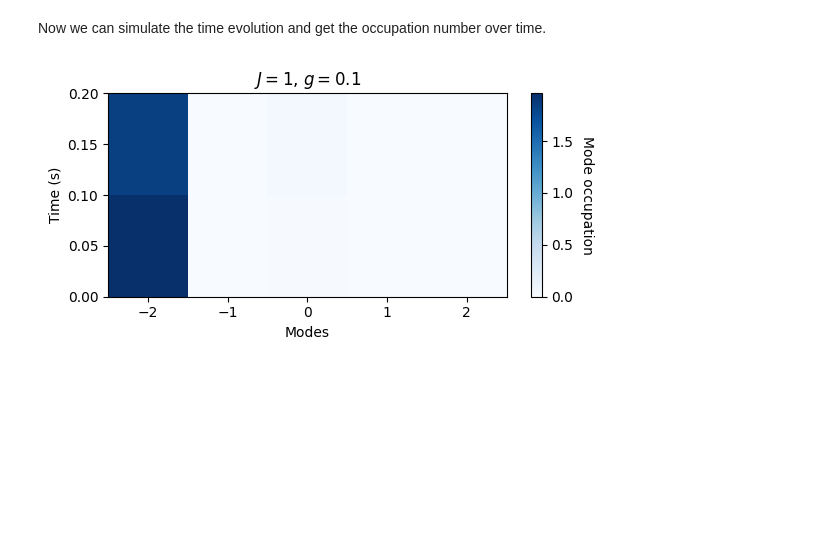
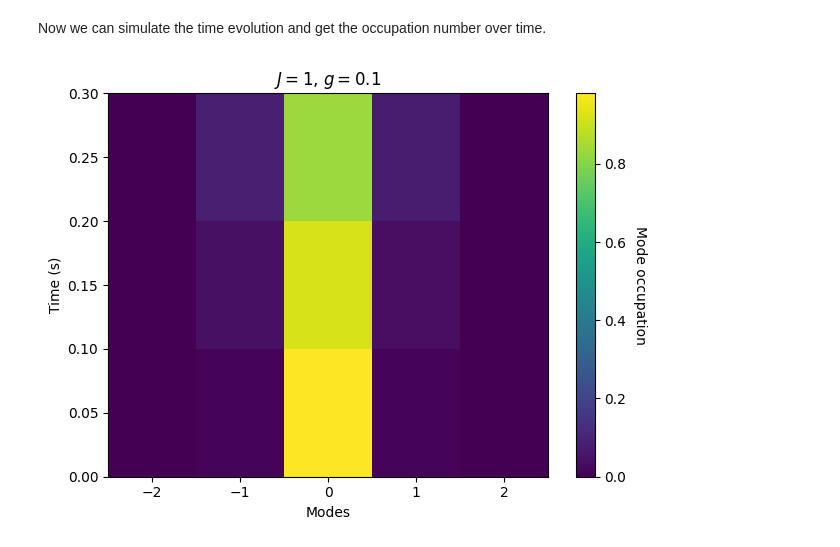
Before and after one commit to samgodwood/bosonic-qiskit, a Jupyter notebook: playground/Z2Higgs/dynamics.ipynb, the cells around one changed output. Saved outputs shown, nothing was run; the diff lists cells and outputs as text; code cells hidden in the pictures; blank space fills up the shorter version.

Commit message:
Fix stateread

```diff
--- a/playground/Z2Higgs/dynamics.ipynb
+++ b/playground/Z2Higgs/dynamics.ipynb
@@ -141,8 +141,7 @@ cutoff = 2 ** numberofqubitspermode
 # Create registers
 qmr = c2qa.QumodeRegister(num_qumodes=numberofmodes, num_qubits_per_qumode=numberofqubitspermode)  # Qumodes
 qbr = qiskit.QuantumRegister(size=numberofqubits)  # Qubits for gauge fields
-cbr = qiskit.ClassicalRegister(size=1)  # Classical register for readout
-circuit = c2qa.CVCircuit(qmr, qbr, cbr)  # Circuit
+circuit = c2qa.CVCircuit(qmr, qbr)  # Circuit
 
 # Initialize bosonic modes (Fock state |00100⟩)
 fock_states = [0, 0, 1, 0, 0]  # Corresponds to |00100⟩
@@ -166,7 +165,10 @@ for i in range(numberofqubits):
 # circuit.draw('mpl')
 
 # state0, _, _ = c2qa.util.simulate(circuit)
+# occupation0 = c2qa.util.stateread(state0, numberofqubits, numberofmodes, 2**3, verbose=False)
+
 # print(state0)
+# print(occupation0)
 # %% [markdown]
 Now we need to define the gate sequence correspoding to a single Trotter step. Let's start with the electric field. $\hat{U}_1 = \prod_{i} e^{-ig\hat{X}_{i,i+1}\Delta t}$. This can just be implemented using a single qubit rotation.
 # %%
@@ -240,21 +242,19 @@ def trotter_z2_higgs(circuit, numberofmodes, numberofqubits, qmr, qbr, N, g, j,
         for qb_index in range(numberofqubits):
             e_field(circuit, qbr, qb_index, g, delta_t)
 
-        for mode in range(0, numberofmodes - 1, 2):
-            hopping_term(circuit, qbr, mode, qmr, mode, mode + 1, j, delta_t)
-        for mode in range(1, numberofmodes - 1, 2):
+        for mode in range(0, numberofmodes - 1):
             hopping_term(circuit, qbr, mode, qmr, mode, mode + 1, j, delta_t)
 
         # Simulate and collect occupations
         stateop, _, _ = c2qa.util.simulate(circuit)
-        occupation = c2qa.util.stateread(stateop, qbr.size, numberofmodes, 4, verbose=False)
+        occupation = c2qa.util.stateread(stateop, numberofqubits, numberofmodes, 2**3, verbose=False)
         occupations.append(np.array(list(occupation[0][0])))
 
     return occupations
 
 # Example test
 dt = 0.1
-N = 2
+N = 3
 J = 1
 g = 0.1
 numberofmodes = 5
@@ -263,34 +263,35 @@ occupations = trotter_z2_higgs(circuit, numberofmodes, numberofqubits, qmr, qbr,
 # %%
 # Extend occupations to match pcolormesh requirements
 occupations_array = np.vstack([occupations, np.zeros((1, numberofmodes))])[:-1, :]  # Match grid dimensions
 
 # Define x-axis (modes) and y-axis (time steps)
 x_values = np.arange(numberofmodes + 1) - numberofmodes // 2 - 0.5
 y_values = np.arange(N + 1) * dt
 
-# Create the pcolormesh plot
+# Update colormap and enhance visibility with vmin and vmax
 plt.pcolormesh(
     x_values,
     y_values,
     occupations_array,
-    cmap=matplotlib.cm.Blues,
-    shading='flat',  # Explicitly set shading mode
-    rasterized=True,
+    cmap='viridis',  # Use a more visually distinct colormap
+    shading='auto',
+    vmin=0,  # Set minimum value to the lowest occupation
+    vmax=np.max(occupations_array)  # Set maximum value to the highest occupation
 )
 plt.title(f"$J={J}$, $g={g}$")
 plt.xlabel("Modes")
 plt.ylabel("Time (s)")
 
 # Add color bar
 cbar = plt.colorbar()
 cbar.ax.get_yaxis().labelpad = 15
 cbar.set_label("Mode occupation", rotation=270)
 
 # Adjust figure size and layout
 plt.rcParams["figure.figsize"] = (6, 3)
 plt.tight_layout()
 
-# Display the plot
+# Display the updated plot
 plt.show()
 # %% [output]
-[figure, old version]
+[figure, new version]
```
